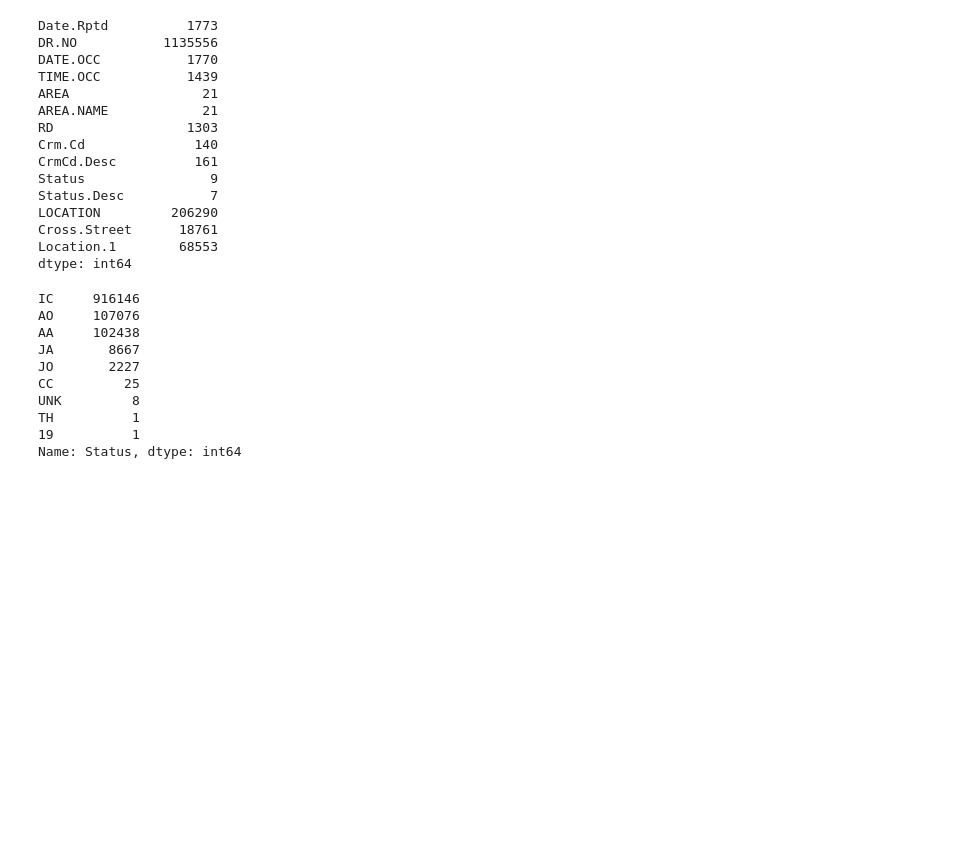
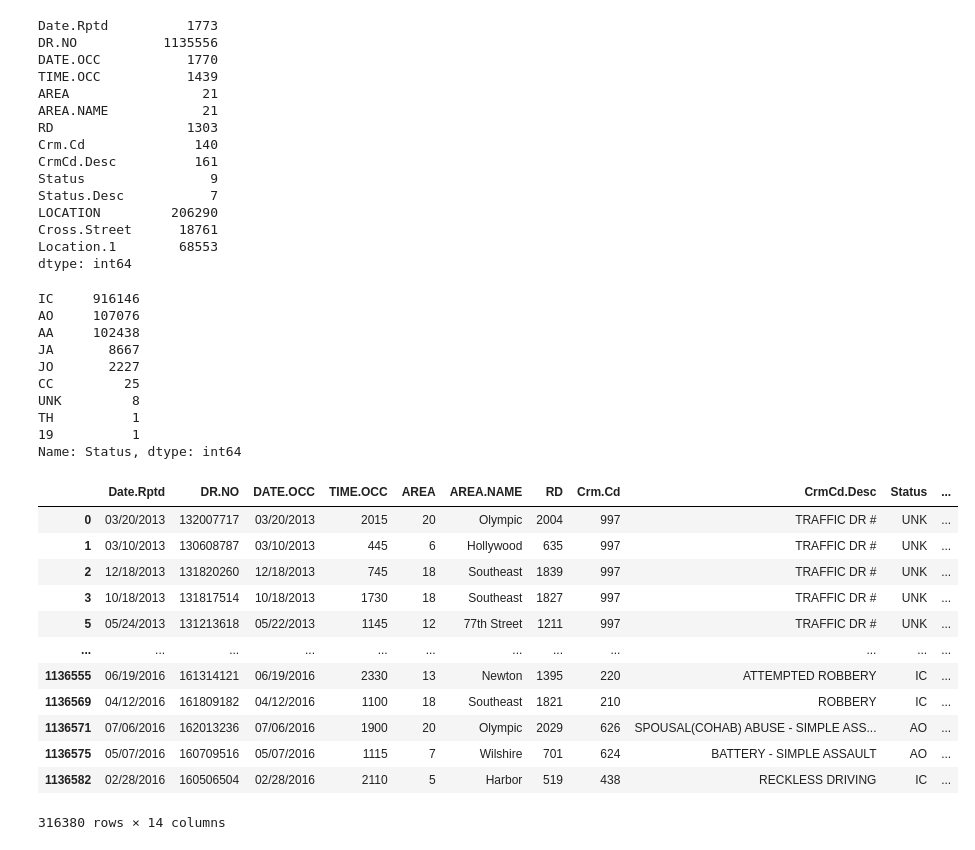
Before and after one commit to melpatjen16/capstone-project, a Jupyter notebook: LA_crime_data.ipynb, the cells around one changed output. Drawn from its saved outputs; the diff is of its cells as text; code cells hidden in the pictures; blank space fills up the shorter version.

```diff
--- a/LA_crime_data.ipynb
+++ b/LA_crime_data.ipynb
@@ -114,3 +114,19 @@ UNK         8
 TH          1
 19          1
 Name: Status, dtype: int64
+# %%
+crimeData_df.dropna()
+# %% [output]
+|  | Date.Rptd | DR.NO | DATE.OCC | TIME.OCC | AREA | AREA.NAME | RD | Crm.Cd | CrmCd.Desc | Status | ... |
+| 0 | 03/20/2013 | 132007717 | 03/20/2013 | 2015 | 20 | Olympic | 2004 | 997 | TRAFFIC DR # | UNK | ... |
+| 1 | 03/10/2013 | 130608787 | 03/10/2013 | 445 | 6 | Hollywood | 635 | 997 | TRAFFIC DR # | UNK | ... |
+| 2 | 12/18/2013 | 131820260 | 12/18/2013 | 745 | 18 | Southeast | 1839 | 997 | TRAFFIC DR # | UNK | ... |
+| 3 | 10/18/2013 | 131817514 | 10/18/2013 | 1730 | 18 | Southeast | 1827 | 997 | TRAFFIC DR # | UNK | ... |
+| 5 | 05/24/2013 | 131213618 | 05/22/2013 | 1145 | 12 | 77th Street | 1211 | 997 | TRAFFIC DR # | UNK | ... |
+| ... | ... | ... | ... | ... | ... | ... | ... | ... | ... | ... | ... |
+| 1136555 | 06/19/2016 | 161314121 | 06/19/2016 | 2330 | 13 | Newton | 1395 | 220 | ATTEMPTED ROBBERY | IC | ... |
+| 1136569 | 04/12/2016 | 161809182 | 04/12/2016 | 1100 | 18 | Southeast | 1821 | 210 | ROBBERY | IC | ... |
+| 1136571 | 07/06/2016 | 162013236 | 07/06/2016 | 1900 | 20 | Olympic | 2029 | 626 | SPOUSAL(COHAB) ABUSE - SIMPLE ASS... | AO | ... |
+| 1136575 | 05/07/2016 | 160709516 | 05/07/2016 | 1115 | 7 | Wilshire | 701 | 624 | BATTERY - SIMPLE ASSAULT | AO | ... |
+| 1136582 | 02/28/2016 | 160506504 | 02/28/2016 | 2110 | 5 | Harbor | 519 | 438 | RECKLESS DRIVING | IC | ... |
+316380 rows × 14 columns
```
Also changed, not shown: parts of 15 cells of this notebook.
